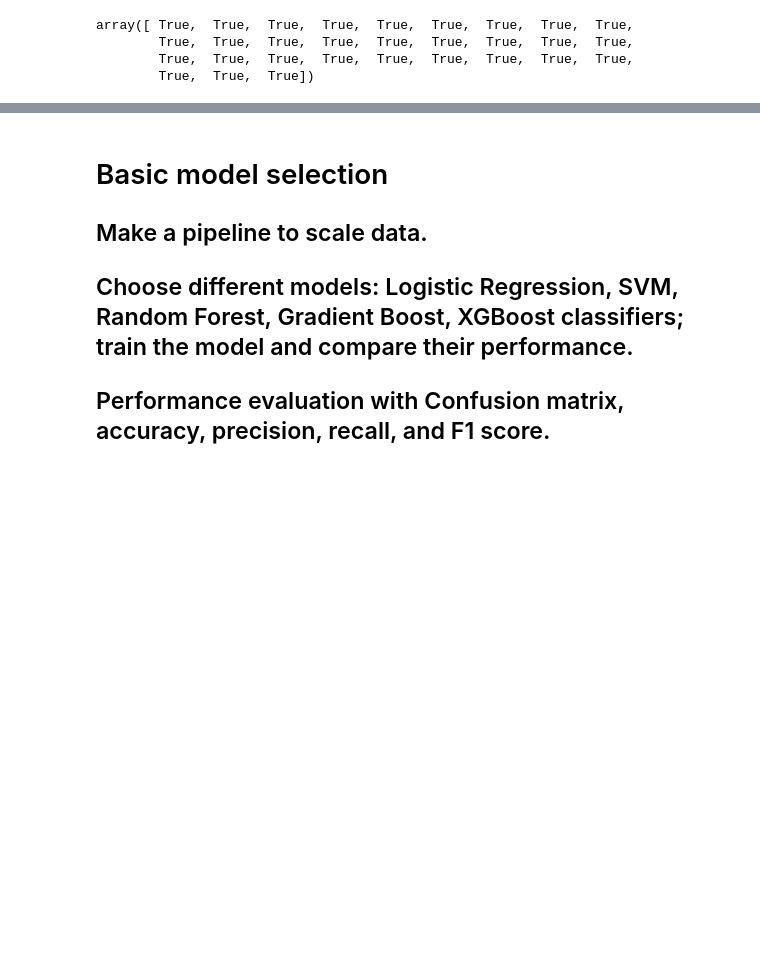
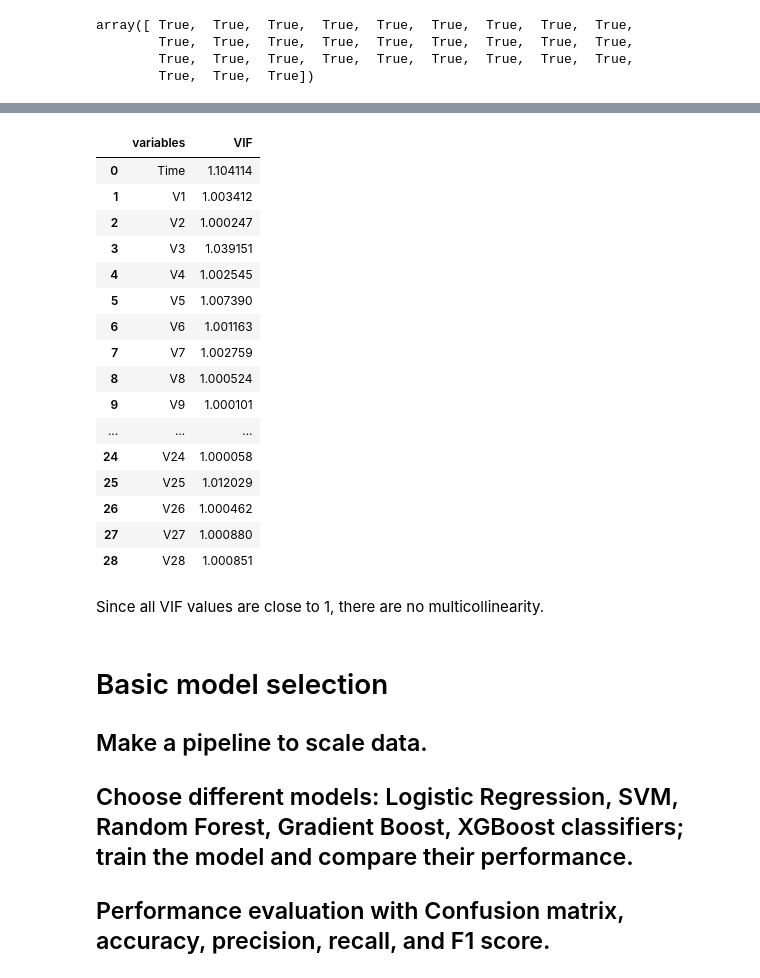
Before and after one commit to powerlock/CreditFraudDetection, a Jupyter notebook: nb/creditCard.ipynb, the cells around one changed output, grey strips where cells are left out. Drawn from its saved outputs; the diff is of its cells as text; code cells hidden in the pictures; blank space fills up the shorter version.

```diff
--- a/nb/creditCard.ipynb
+++ b/nb/creditCard.ipynb
@@ -315,3 +323,38 @@ array([ True,  True,  True,  True,  True,  True,  True,  True,  True,
+# %%
+# Import library for VIF
+from statsmodels.stats.outliers_influence import variance_inflation_factor
+
+def calc_vif(X):
+
+    # Calculating VIF
+    vif = pd.DataFrame()
+    vif["variables"] = X.columns
+    vif["VIF"] = [variance_inflation_factor(X.values, i) for i in range(X.shape[1])]
+
+    return(vif)
+# %%
+X = X_train.iloc[:,:-1]
+calc_vif(X)
+# %% [output]
+|  | variables | VIF |
+| 0 | Time | 1.104114 |
+| 1 | V1 | 1.003412 |
+| 2 | V2 | 1.000247 |
+| 3 | V3 | 1.039151 |
+| 4 | V4 | 1.002545 |
+| 5 | V5 | 1.007390 |
+| 6 | V6 | 1.001163 |
+| 7 | V7 | 1.002759 |
+| 8 | V8 | 1.000524 |
+| 9 | V9 | 1.000101 |
+| ... | ... | ... |
+| 24 | V24 | 1.000058 |
+| 25 | V25 | 1.012029 |
+| 26 | V26 | 1.000462 |
+| 27 | V27 | 1.000880 |
+| 28 | V28 | 1.000851 |
+# %% [markdown]
+Since all VIF values are close to 1, there are no multicollinearity.
 # %% [markdown]
 # Basic model selection
 ## Make a pipeline to scale data.
```
Also changed, not shown: parts of 1 cell of this notebook, 1 other file.
